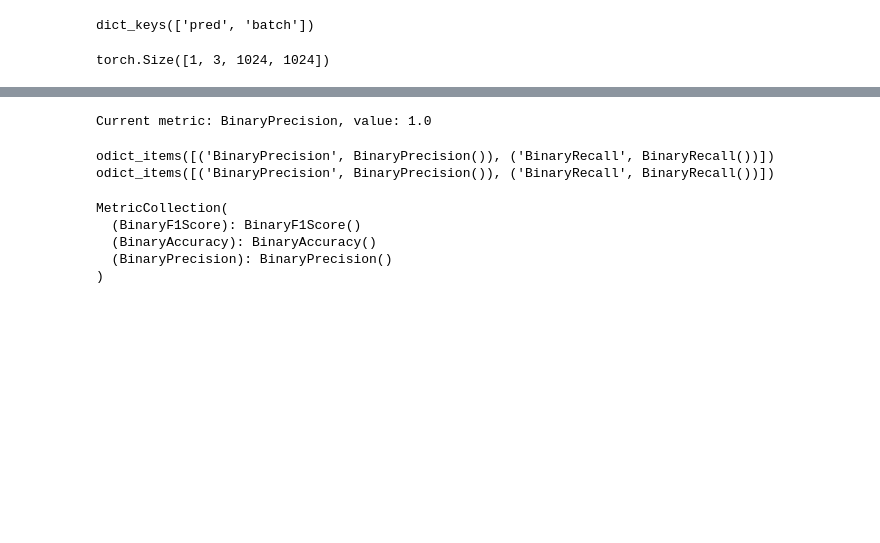
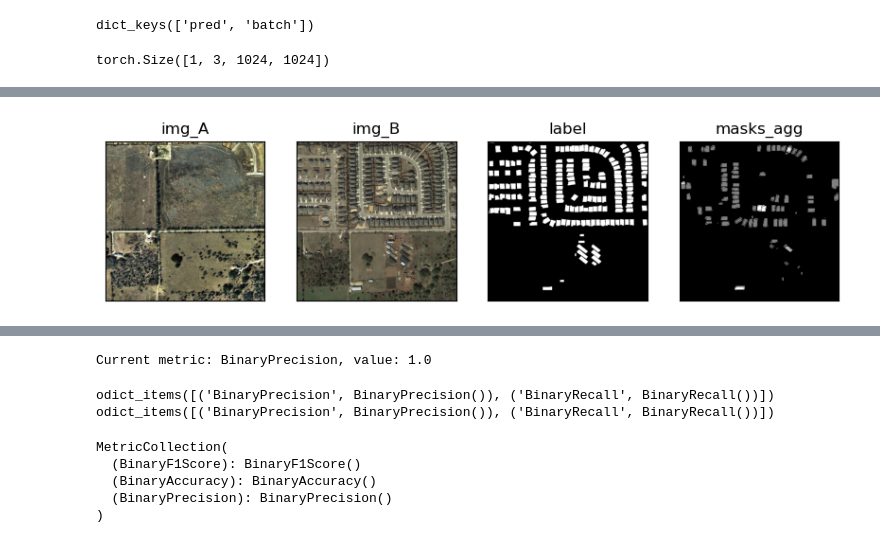
Before and after one commit to brustt/stylo_magique_intership_ign, a Jupyter notebook: notebooks/inference/run_inference.ipynb, the cells around one changed output, grey strips where cells are left out. Saved outputs shown, nothing was run; the diff lists cells and outputs as text; code cells hidden in the pictures; blank space fills up the shorter version.

```diff
--- a/notebooks/inference/run_inference.ipynb
+++ b/notebooks/inference/run_inference.ipynb
@@ -190,0 +306,5 @@ def plot_metrics_units_px(tp, fp, fn, title="Metrics Overlay"):
+# %%
+# th 60
+show_prediction_sample(output)
+# %% [output]
+[figure, added]
```
Also changed, not shown: parts of 16 cells of this notebook, 10 other files.
